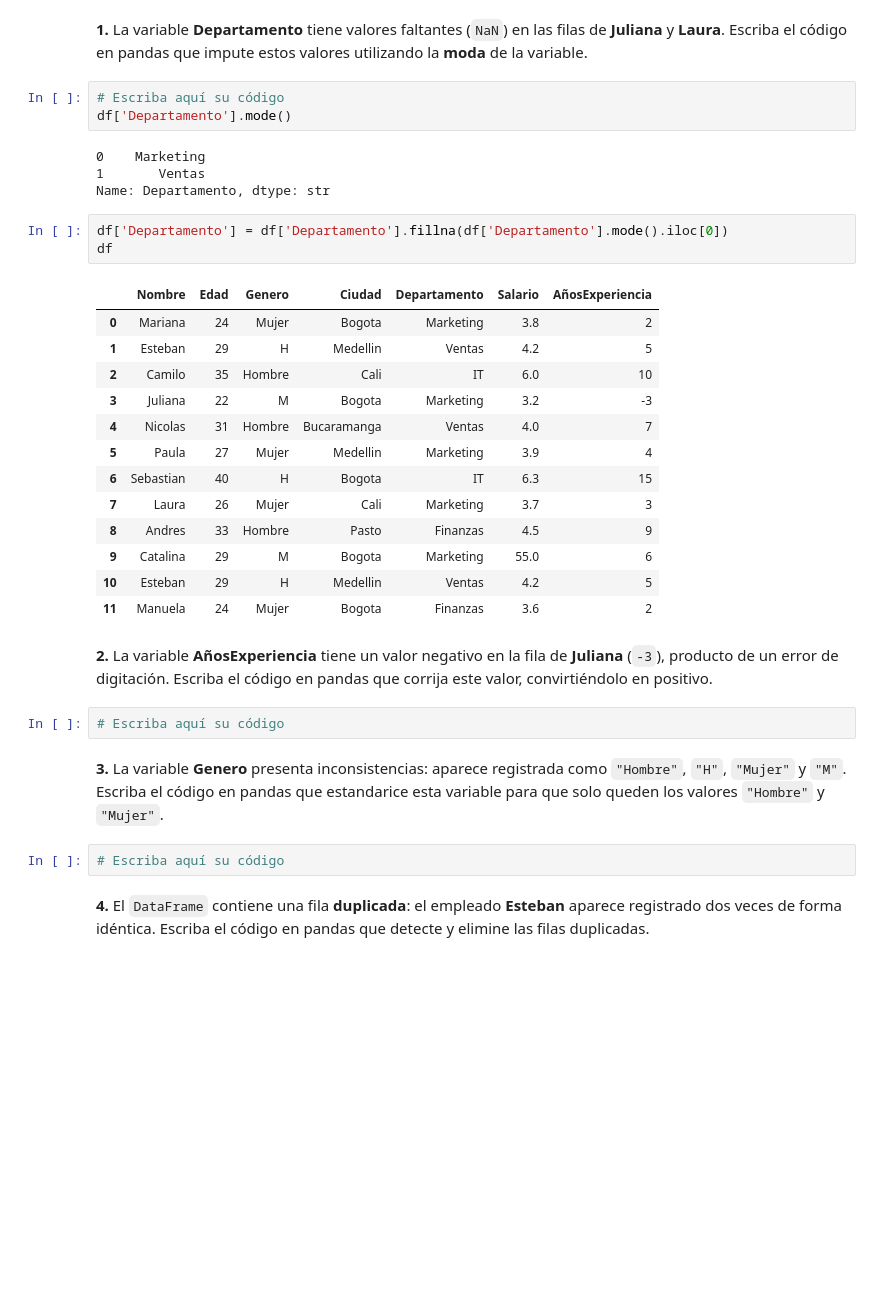
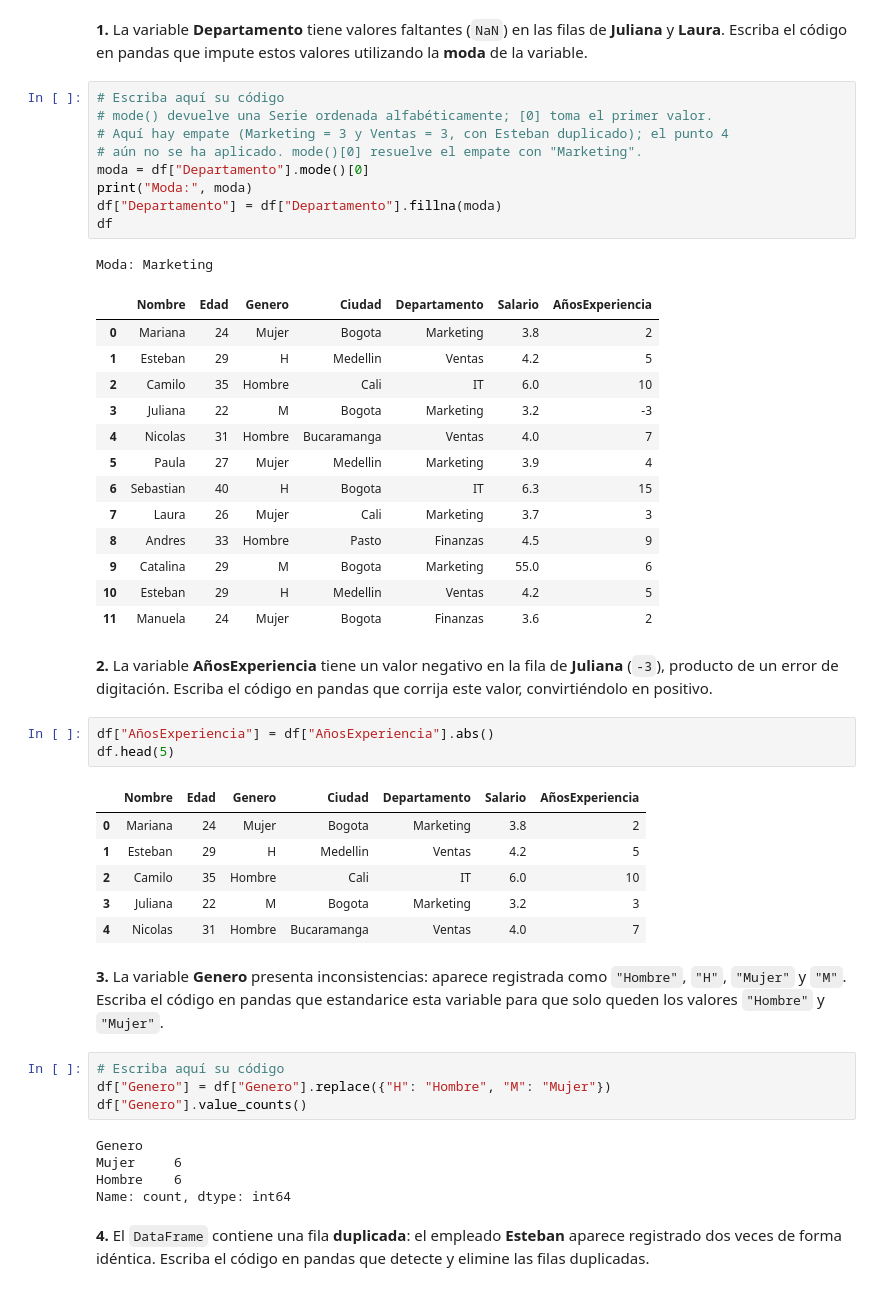
Before and after one commit to arleyfernandotorresgalindo/aprendiendo_git_hub, a Jupyter notebook: Taller_Preparcial_Seccion3_Pandas.ipynb, the cells around one changed output. Saved outputs shown, nothing was run; the diff lists cells and outputs as text; blank space fills up the shorter version.

Commit message:
Subseccion 1 - Puntos 2 y 3: corregir AñosExperiencia y estandarizar Genero

```diff
--- a/Taller_Preparcial_Seccion3_Pandas.ipynb
+++ b/Taller_Preparcial_Seccion3_Pandas.ipynb
@@ -58,36 +58,51 @@ Este conjunto de datos presenta **cinco** problemas de calidad, que se resolver
 **1.** La variable **Departamento** tiene valores faltantes (`NaN`) en las filas de **Juliana** y **Laura**. Escriba el código en pandas que impute estos valores utilizando la **moda** de la variable.
 # %%
 # Escriba aquí su código
-df['Departamento'].mode()
+# mode() devuelve una Serie ordenada alfabéticamente; [0] toma el primer valor.
+# Aquí hay empate (Marketing = 3 y Ventas = 3, con Esteban duplicado); el punto 4
+# aún no se ha aplicado. mode()[0] resuelve el empate con "Marketing".
+moda = df["Departamento"].mode()[0]
+print("Moda:", moda)
+df["Departamento"] = df["Departamento"].fillna(moda)
+df
 # %% [output]
-0    Marketing
-1       Ventas
-Name: Departamento, dtype: str
+Moda: Marketing
+|  | Nombre | Edad | Genero | Ciudad | Departamento | Salario | AñosExperiencia |
+| 0 | Mariana | 24 | Mujer | Bogota | Marketing | 3.8 | 2 |
+| 1 | Esteban | 29 | H | Medellin | Ventas | 4.2 | 5 |
+| 2 | Camilo | 35 | Hombre | Cali | IT | 6.0 | 10 |
+| 3 | Juliana | 22 | M | Bogota | Marketing | 3.2 | -3 |
+| 4 | Nicolas | 31 | Hombre | Bucaramanga | Ventas | 4.0 | 7 |
+| 5 | Paula | 27 | Mujer | Medellin | Marketing | 3.9 | 4 |
+| 6 | Sebastian | 40 | H | Bogota | IT | 6.3 | 15 |
+| 7 | Laura | 26 | Mujer | Cali | Marketing | 3.7 | 3 |
+| 8 | Andres | 33 | Hombre | Pasto | Finanzas | 4.5 | 9 |
+| 9 | Catalina | 29 | M | Bogota | Marketing | 55.0 | 6 |
+| 10 | Esteban | 29 | H | Medellin | Ventas | 4.2 | 5 |
+| 11 | Manuela | 24 | Mujer | Bogota | Finanzas | 3.6 | 2 |
-# %%
-df['Departamento'] = df['Departamento'].fillna(df['Departamento'].mode().iloc[0])
-df
-# %% [output]
-|  | Nombre | Edad | Genero | Ciudad | Departamento | Salario | AñosExperiencia |
-| 0 | Mariana | 24 | Mujer | Bogota | Marketing | 3.8 | 2 |
-| 1 | Esteban | 29 | H | Medellin | Ventas | 4.2 | 5 |
-| 2 | Camilo | 35 | Hombre | Cali | IT | 6.0 | 10 |
-| 3 | Juliana | 22 | M | Bogota | Marketing | 3.2 | -3 |
-| 4 | Nicolas | 31 | Hombre | Bucaramanga | Ventas | 4.0 | 7 |
-| 5 | Paula | 27 | Mujer | Medellin | Marketing | 3.9 | 4 |
-| 6 | Sebastian | 40 | H | Bogota | IT | 6.3 | 15 |
-| 7 | Laura | 26 | Mujer | Cali | Marketing | 3.7 | 3 |
-| 8 | Andres | 33 | Hombre | Pasto | Finanzas | 4.5 | 9 |
-| 9 | Catalina | 29 | M | Bogota | Marketing | 55.0 | 6 |
-| 10 | Esteban | 29 | H | Medellin | Ventas | 4.2 | 5 |
-| 11 | Manuela | 24 | Mujer | Bogota | Finanzas | 3.6 | 2 |
 # %% [markdown]
 **2.** La variable **AñosExperiencia** tiene un valor negativo en la fila de **Juliana** (`-3`), producto de un error de digitación. Escriba el código en pandas que corrija este valor, convirtiéndolo en positivo.
 # %%
-# Escriba aquí su código
+df["AñosExperiencia"] = df["AñosExperiencia"].abs()
+df.head(5)
+# %% [output]
+|  | Nombre | Edad | Genero | Ciudad | Departamento | Salario | AñosExperiencia |
+| 0 | Mariana | 24 | Mujer | Bogota | Marketing | 3.8 | 2 |
+| 1 | Esteban | 29 | H | Medellin | Ventas | 4.2 | 5 |
+| 2 | Camilo | 35 | Hombre | Cali | IT | 6.0 | 10 |
+| 3 | Juliana | 22 | M | Bogota | Marketing | 3.2 | 3 |
+| 4 | Nicolas | 31 | Hombre | Bucaramanga | Ventas | 4.0 | 7 |
 # %% [markdown]
 **3.** La variable **Genero** presenta inconsistencias: aparece registrada como `"Hombre"`, `"H"`, `"Mujer"` y `"M"`. Escriba el código en pandas que estandarice esta variable para que solo queden los valores `"Hombre"` y `"Mujer"`.
 # %%
 # Escriba aquí su código
+df["Genero"] = df["Genero"].replace({"H": "Hombre", "M": "Mujer"})
+df["Genero"].value_counts()
+# %% [output]
+Genero
+Mujer     6
+Hombre    6
+Name: count, dtype: int64
 # %% [markdown]
 **4.** El `DataFrame` contiene una fila **duplicada**: el empleado **Esteban** aparece registrado dos veces de forma idéntica. Escriba el código en pandas que detecte y elimine las filas duplicadas.
 # %%
```
Also changed, not shown: parts of 34 cells of this notebook.
